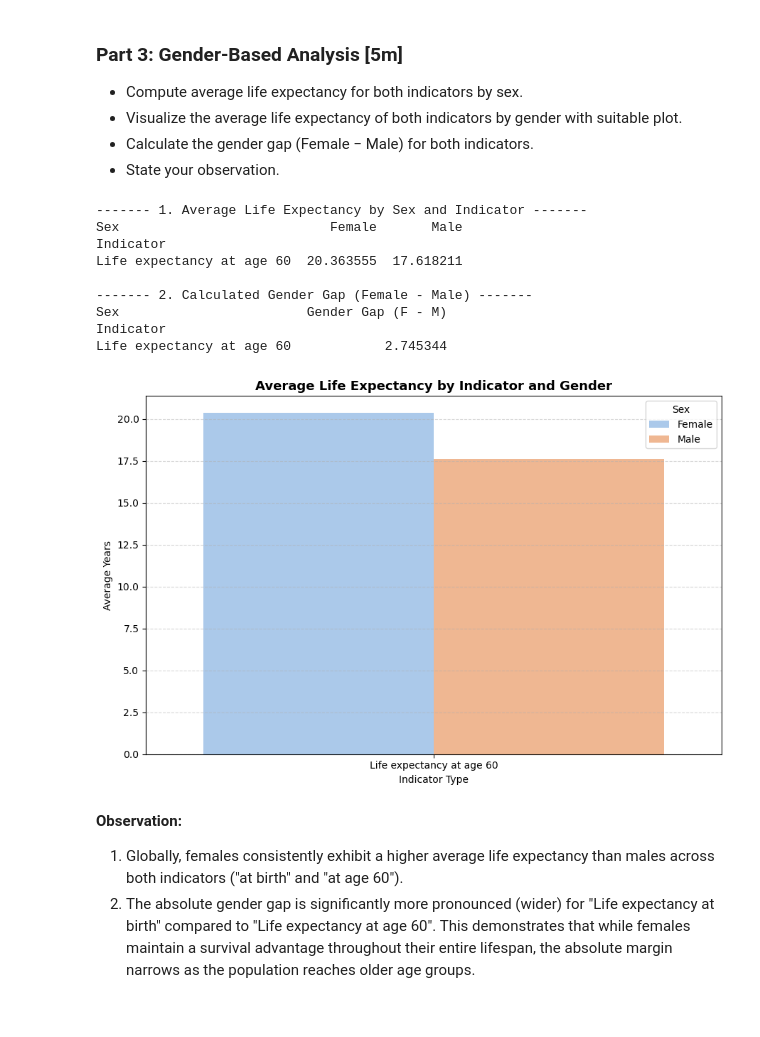
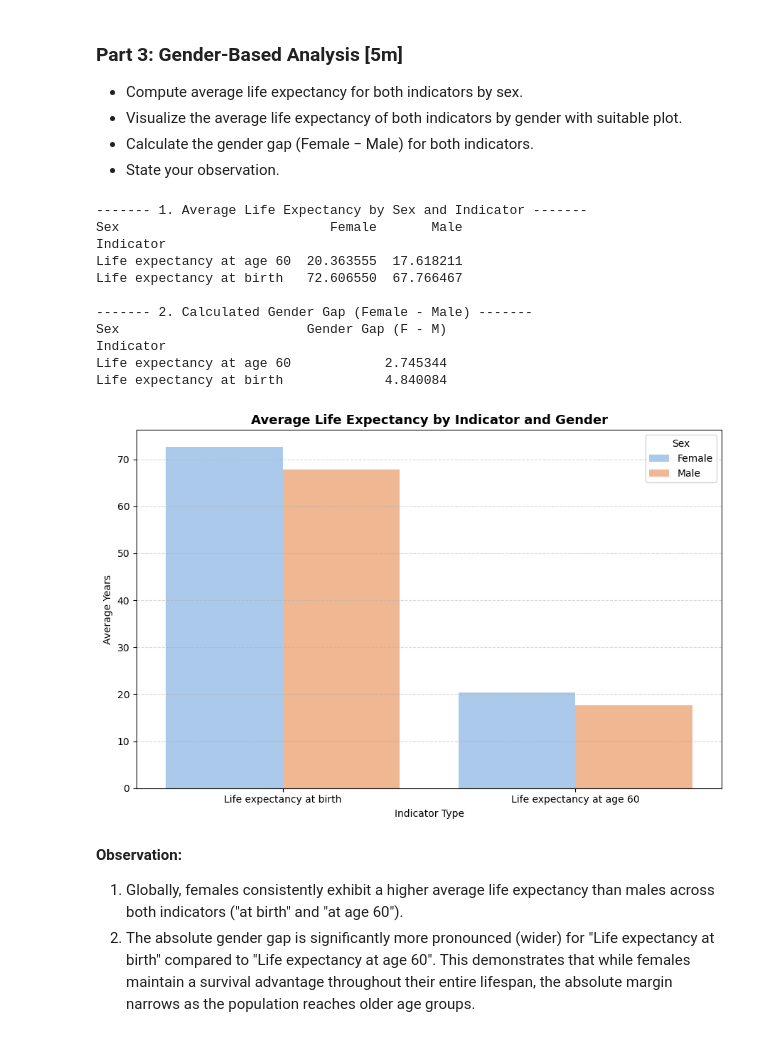
Before and after one commit to yjietin-alt/Lab_Exercises_Group3, a Jupyter notebook: 2610 LabEx_TTXL_GXX.ipynb, the cells around one changed output. Saved outputs shown, nothing was run; the diff lists cells and outputs as text; code cells hidden in the pictures.

```diff
--- a/2610 LabEx_TTXL_GXX.ipynb
+++ b/2610 LabEx_TTXL_GXX.ipynb
@@ -232,58 +232,58 @@ Zambia                    43.78  43.78        1
 #Part 3: Gender-Based Analysis
 # 1. Automatic Column Identification Safeguard
 df_p3 = df.copy()
-col_life = [c for c in df_p3.columns if 'expectancy' in c.lower()][0]
-col_sex = [c for c in df_p3.columns if 'sex' in c.lower()][0]
+life_cols = ['Life expectancy at birth', 'Life expectancy at age 60']
+df_p3 = df.melt(
+    id_vars=['WHORegionCode','WHORegion','CountryCode','Country','Year','Sex'],
+    value_vars=life_cols,
+    var_name='Indicator',
+    value_name='Life Expectancy'
+)
+col_life = 'Life Expectancy'
+col_sex  = 'Sex'
 
-# 2. Re-construct Indicator Labels dynamically
-if df_p3[col_life].max() > 30 and df_p3[col_life].min() < 30:
-    df_p3['Indicator'] = df_p3[col_life].apply(
-        lambda x: 'Life expectancy at birth' if x > 30 else 'Life expectancy at age 60'
-    )
-else:
-    current_indicator = 'Life expectancy at birth' if df_p3[col_life].mean() > 30 else 'Life expectancy at age 60'
-    df_p3['Indicator'] = current_indicator
-
-# 3. [Requirement 1]: Compute average life expectancy for both indicators by sex
+# 2. [Requirement 1]: Compute average life expectancy for both indicators by sex
 gender_avg = df_p3.groupby(['Indicator', col_sex])[col_life].mean().unstack()
 print("------- 1. Average Life Expectancy by Sex and Indicator -------")
 print(gender_avg)
 
-# 4. [Requirement 3]: Calculate the gender gap (Female − Male) for both indicators
+# 3. [Requirement 3]: Calculate the gender gap (Female − Male) for both indicators
 fem_col = [c for c in gender_avg.columns if 'fem' in c.lower()][0]
 male_col = [c for c in gender_avg.columns if 'male' in c.lower() and 'fem' not in c.lower()][0]
 gender_avg['Gender Gap (F - M)'] = gender_avg[fem_col] - gender_avg[male_col]
 print("\n------- 2. Calculated Gender Gap (Female - Male) -------")
 print(gender_avg[['Gender Gap (F - M)']])
 
-# 5. [Requirement 2]: Visualize the average life expectancy with a suitable plot
+# 4. [Requirement 2]: Visualize the average life expectancy with a suitable plot
 plt.figure(figsize=(9, 6))
 sns.barplot(
     data=df_p3,
     x='Indicator',
     y=col_life,
     hue=col_sex,
     estimator=np.mean,
     errorbar=None,
     palette='pastel'
 )
 plt.title('Average Life Expectancy by Indicator and Gender', fontsize=13, fontweight='bold')
 plt.xlabel('Indicator Type')
 plt.ylabel('Average Years')
 plt.grid(axis='y', linestyle='--', alpha=0.5)
 plt.tight_layout()
 plt.show()
 # %% [output]
 ------- 1. Average Life Expectancy by Sex and Indicator -------
 Sex                           Female       Male
 Indicator
 Life expectancy at age 60  20.363555  17.618211
+Life expectancy at birth   72.606550  67.766467
 
 ------- 2. Calculated Gender Gap (Female - Male) -------
 Sex                        Gender Gap (F - M)
 Indicator
 Life expectancy at age 60            2.745344
+Life expectancy at birth             4.840084
-[figure, old version]
+[figure, new version]
 # %% [markdown]
 **Observation:**
 1. Globally, females consistently exhibit a higher average life expectancy than males across both indicators ("at birth" and "at age 60").
```
Also changed, not shown: parts of 1 cell of this notebook.
